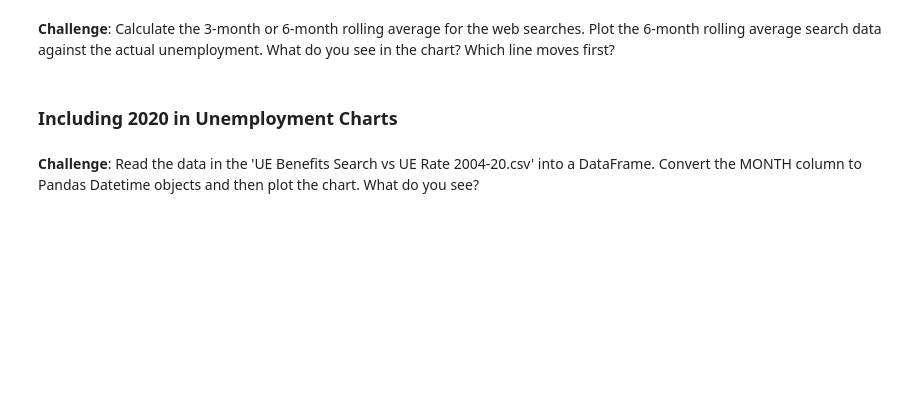
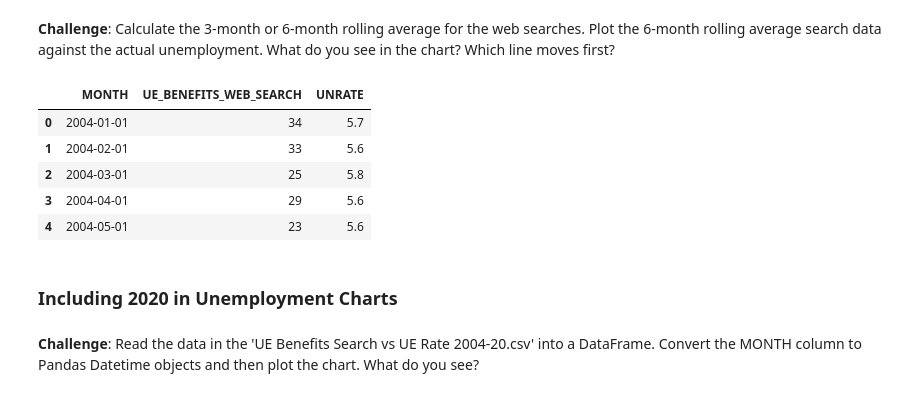
Before and after one commit to sinhadeepak1115/Day-74-Mlatplotlib, a Jupyter notebook: Google Trends and Data Visualisation (start).ipynb, the cells around one changed output. Drawn from its saved outputs; the diff is of its cells as text; code cells hidden in the pictures; blank space fills up the shorter version.

```diff
--- a/Google Trends and Data Visualisation (start).ipynb
+++ b/Google Trends and Data Visualisation (start).ipynb
@@ -292,5 +321,14 @@ plt.show()
 # %% [markdown]
 **Challenge**: Calculate the 3-month or 6-month rolling average for the web searches. Plot the 6-month rolling average search data against the actual unemployment. What do you see in the chart? Which line moves first?
+# %%
+df_unemployment.head()
+# %% [output]
+|  | MONTH | UE_BENEFITS_WEB_SEARCH | UNRATE |
+| 0 | 2004-01-01 | 34 | 5.7 |
+| 1 | 2004-02-01 | 33 | 5.6 |
+| 2 | 2004-03-01 | 25 | 5.8 |
+| 3 | 2004-04-01 | 29 | 5.6 |
+| 4 | 2004-05-01 | 23 | 5.6 |
 # %% [markdown]
 ### Including 2020 in Unemployment Charts
 # %% [markdown]
```
Also changed, not shown: parts of 1 cell of this notebook.
